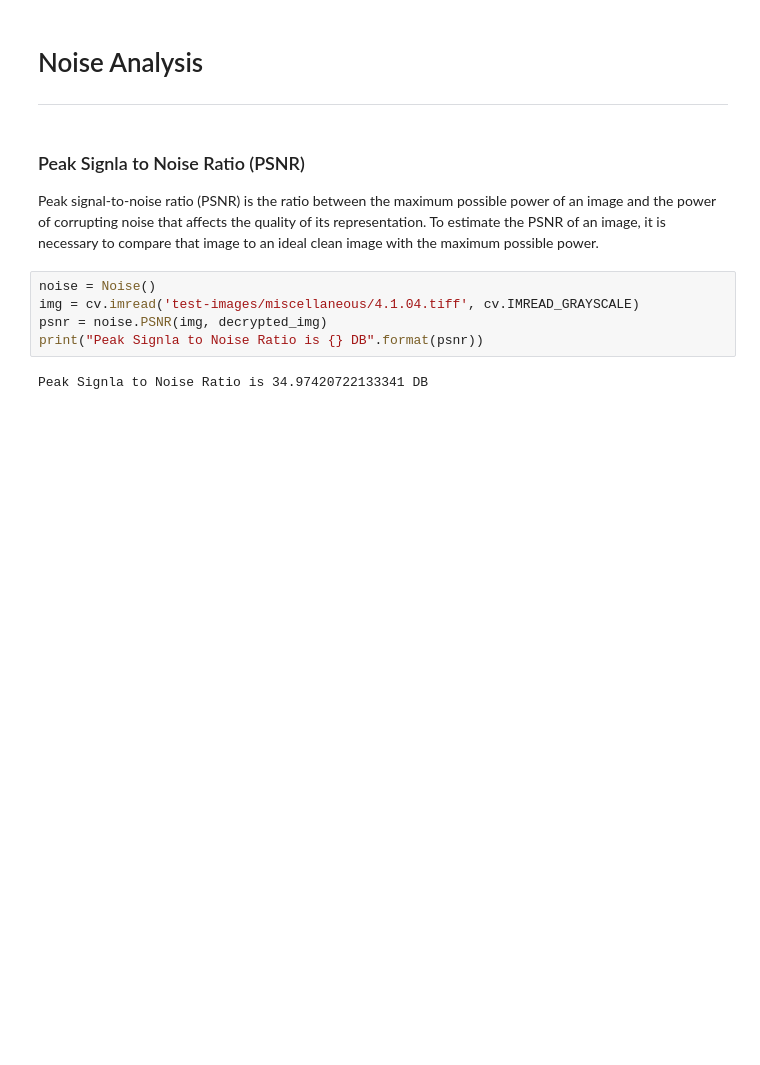
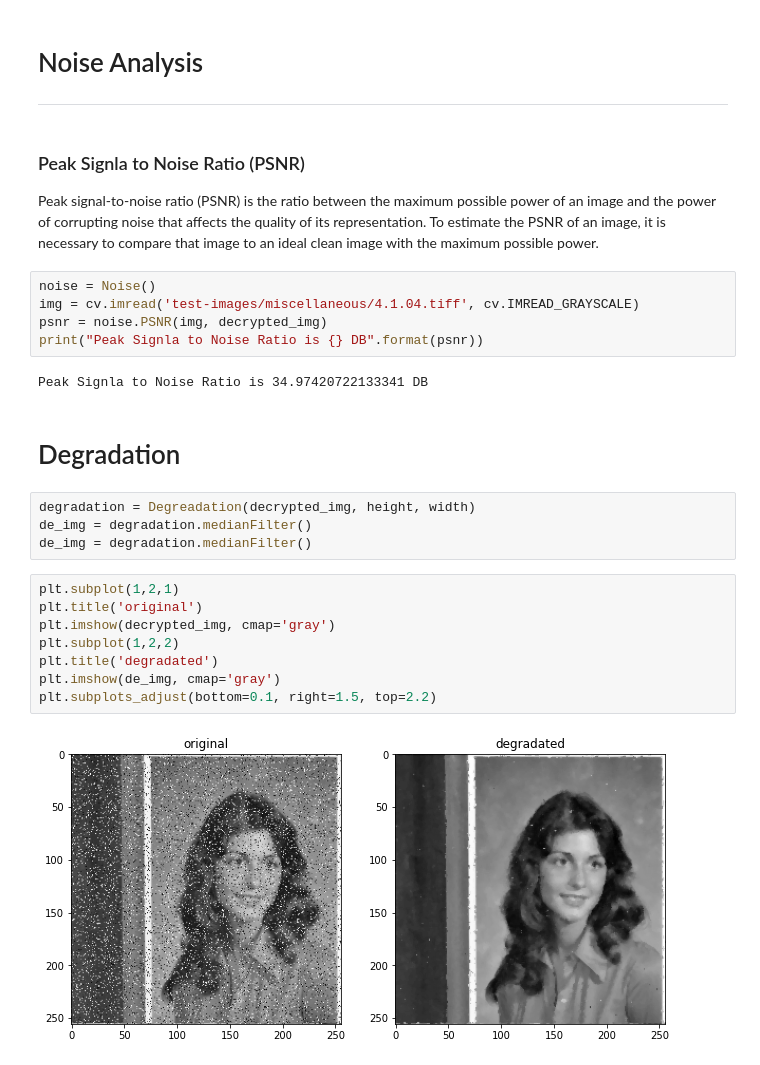
Before and after one commit to suvasish114/Non-Adaptive-Partial-Image-Encryption, a Jupyter notebook: receiver.ipynb, the cells around one changed output. Saved outputs shown, nothing was run; the diff lists cells and outputs as text; blank space fills up the shorter version.

Commit message:
restoration image

```diff
--- a/receiver.ipynb
+++ b/receiver.ipynb
@@ -92,3 +93,19 @@ psnr = noise.PSNR(img, decrypted_img)
 print("Peak Signla to Noise Ratio is {} DB".format(psnr))
 # %% [output]
 Peak Signla to Noise Ratio is 34.97420722133341 DB
+# %% [markdown]
+# Degradation
+# %%
+degradation = Degreadation(decrypted_img, height, width)
+de_img = degradation.medianFilter()
+de_img = degradation.medianFilter()
+# %%
+plt.subplot(1,2,1)
+plt.title('original')
+plt.imshow(decrypted_img, cmap='gray')
+plt.subplot(1,2,2)
+plt.title('degradated')
+plt.imshow(de_img, cmap='gray')
+plt.subplots_adjust(bottom=0.1, right=1.5, top=2.2)
+# %% [output]
+[figure, added]
```
Also changed, not shown: parts of 1 cell of this notebook, 2 other files.
